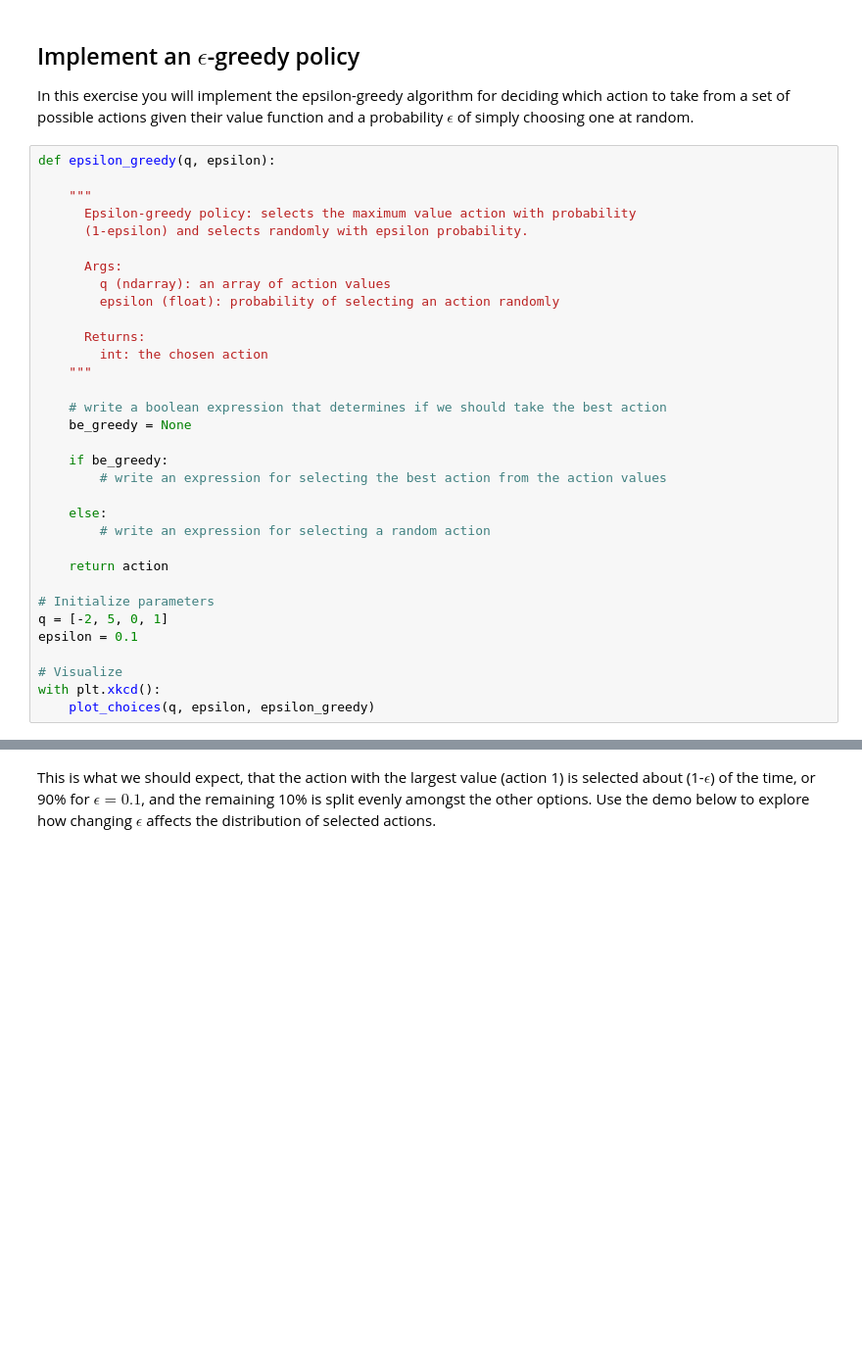
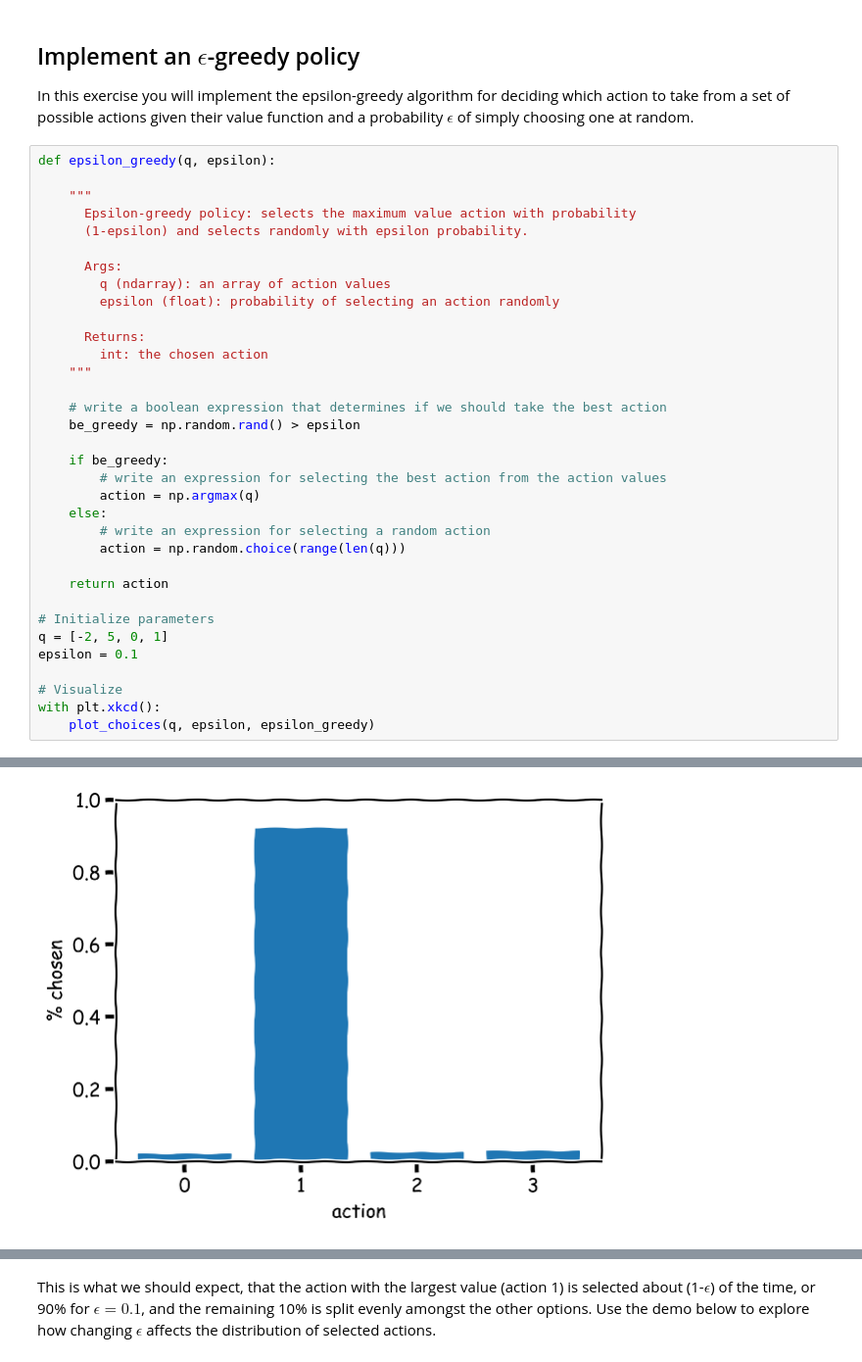
Before and after one commit to AlexMan2000/DS-GA-3001-Reinforcement, a Jupyter notebook: labs/Lab2/2025_dsga3001_002_lab2.ipynb, the cells around one changed output, grey strips where cells are left out. Shown at 98% size. Saved outputs shown, nothing was run; the diff lists cells and outputs as text; blank space fills up the shorter version.

```diff
--- a/labs/Lab2/2025_dsga3001_002_lab2.ipynb
+++ b/labs/Lab2/2025_dsga3001_002_lab2.ipynb
@@ -155,13 +173,14 @@ def epsilon_greedy(q, epsilon):
     """
 
     # write a boolean expression that determines if we should take the best action
-    be_greedy = None
+    be_greedy = np.random.rand() > epsilon
 
     if be_greedy:
         # write an expression for selecting the best action from the action values
-
+        action = np.argmax(q)
     else:
         # write an expression for selecting a random action
+        action = np.random.choice(range(len(q)))
 
     return action
 
@@ -172,3 +191,4 @@ epsilon = 0.1
 # Visualize
 with plt.xkcd():
     plot_choices(q, epsilon, epsilon_greedy)
+# %% [output]
@@ -175,3 +212,4 @@ with plt.xkcd():
+[figure, added]
 # %% [markdown]
 **Here is the output to expect:**
 
```
Also changed, not shown: parts of 13 cells of this notebook.
